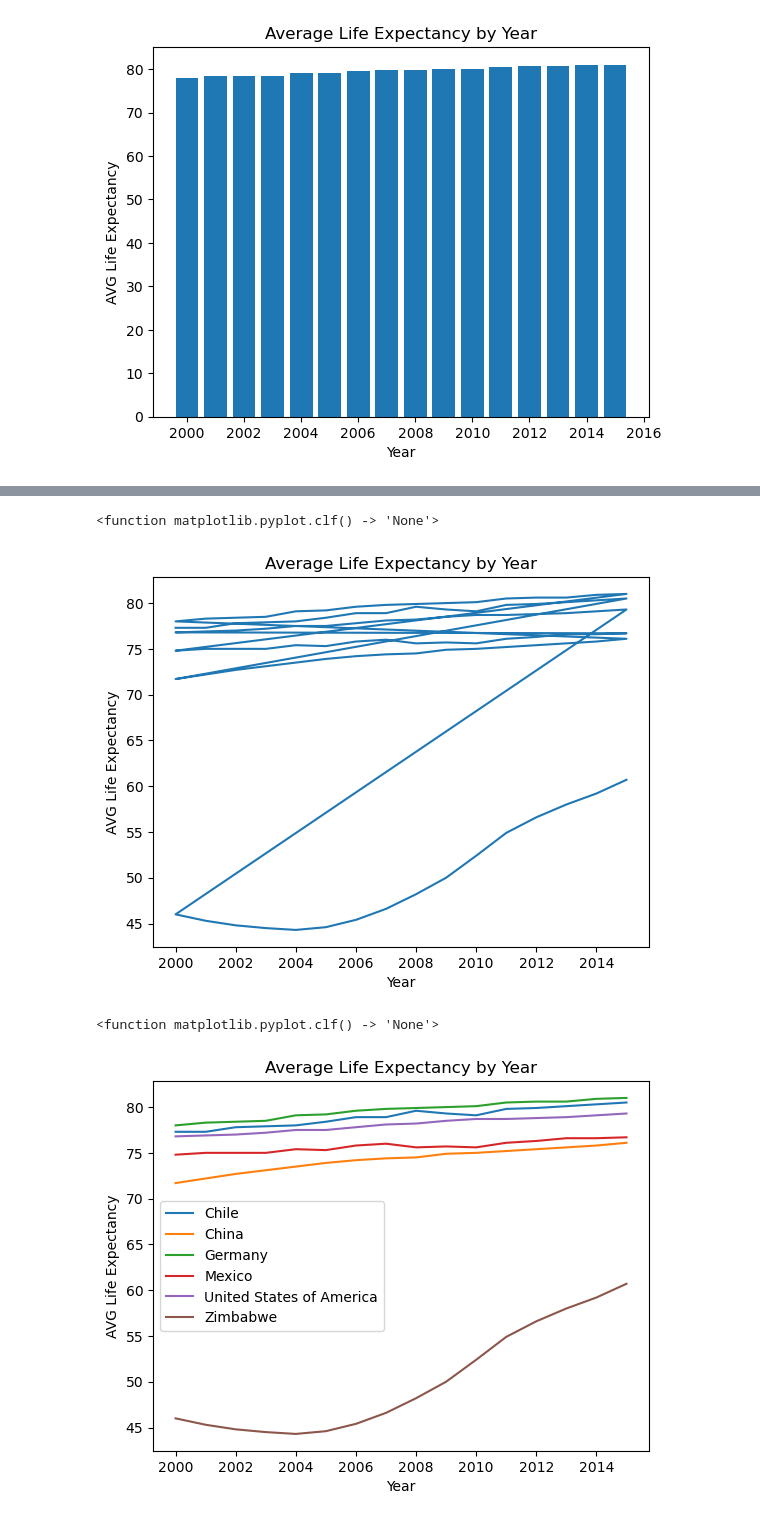
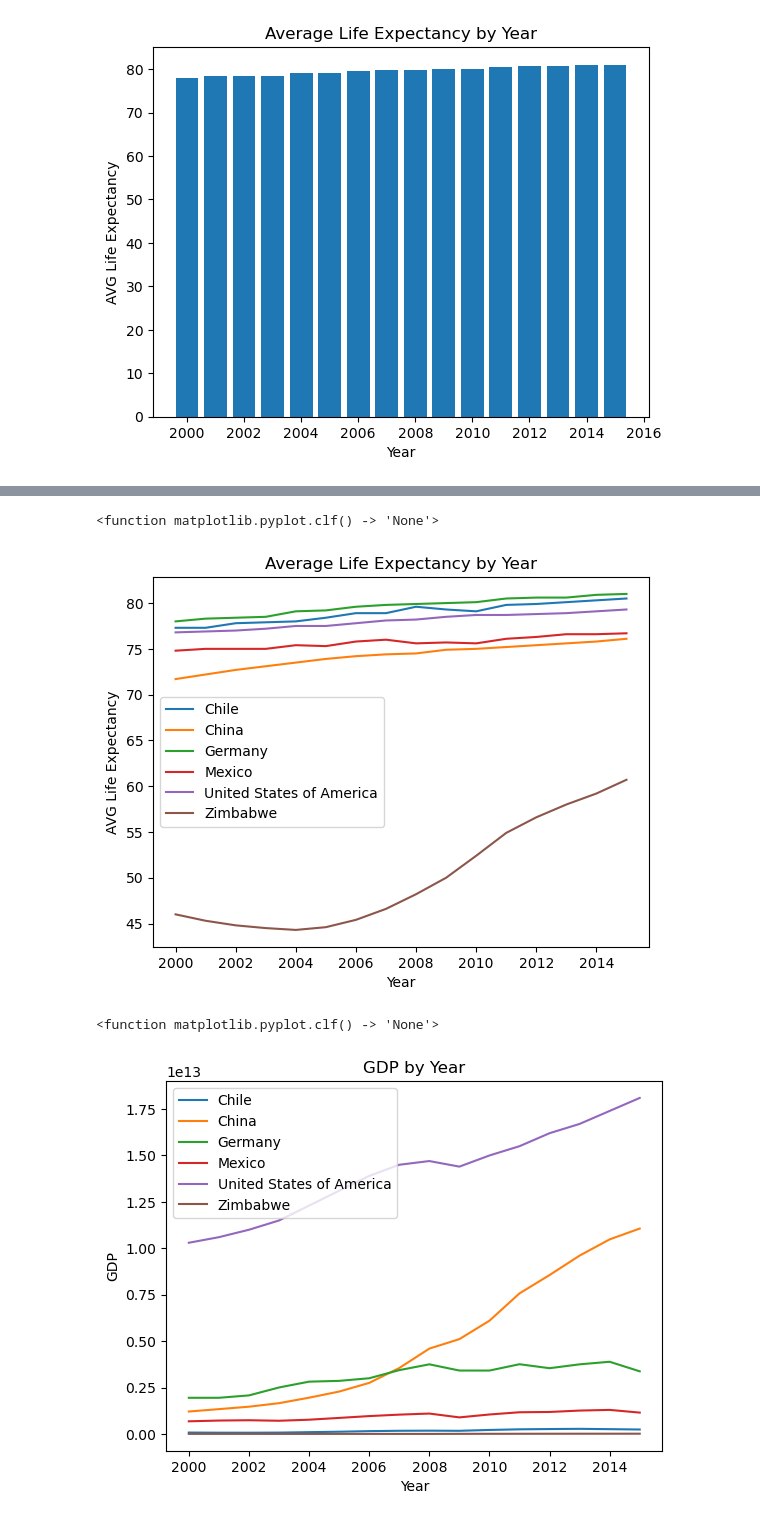
Before and after one commit to Bobbydra/Codecademy-Projects, a Jupyter notebook: Life-Expectancy-and-GDP-Starter/Life-Expectancy-and-GDP-Starter/life_expectancy_gdp.ipynb, the cells around one changed output, grey strips where cells are left out. Drawn from its saved outputs; the diff is of its cells as text; code cells hidden in the pictures.

```diff
--- a/Life-Expectancy-and-GDP-Starter/Life-Expectancy-and-GDP-Starter/life_expectancy_gdp.ipynb
+++ b/Life-Expectancy-and-GDP-Starter/Life-Expectancy-and-GDP-Starter/life_expectancy_gdp.ipynb
@@ -71,24 +110,26 @@ plt.clf
 # %%
-# Average Life Expectancy by year
-plt.plot(leg.Year, leg["Life expectancy at birth (years)"])
+# Average Life Expectancy by year color coded by country
+for i in leg.Country.unique():
+    plt.plot(leg.loc[leg['Country'] == i, 'Year'], leg.loc[leg['Country'] == i, 'Life expectancy at birth (years)'],label = i)
 plt.title("Average Life Expectancy by Year")
 plt.xlabel("Year")
 plt.ylabel("AVG Life Expectancy")
+plt.legend(leg.Country.unique())
 plt.show
 plt.clf
 # %% [output]
 <function matplotlib.pyplot.clf() -> 'None'>
-[figure, old version]
+[figure, new version]
 # %%
-
+# Average GDP by year color coded by country
 for i in leg.Country.unique():
-    plt.plot(leg.loc[leg['Country'] == i, 'Year'], leg.loc[leg['Country'] == i, 'Life expectancy at birth (years)'],label = i)
-plt.title("Average Life Expectancy by Year")
+    plt.plot(leg.loc[leg['Country'] == i, 'Year'], leg.loc[leg['Country'] == i, 'GDP'],label = i)
+plt.title("GDP by Year")
 plt.xlabel("Year")
-plt.ylabel("AVG Life Expectancy")
+plt.ylabel("GDP")
 plt.legend(leg.Country.unique())
 plt.show
 plt.clf
 # %% [output]
 <function matplotlib.pyplot.clf() -> 'None'>
-[figure, old version]
+[figure, new version]
```
Also changed, not shown: parts of 7 cells of this notebook.
